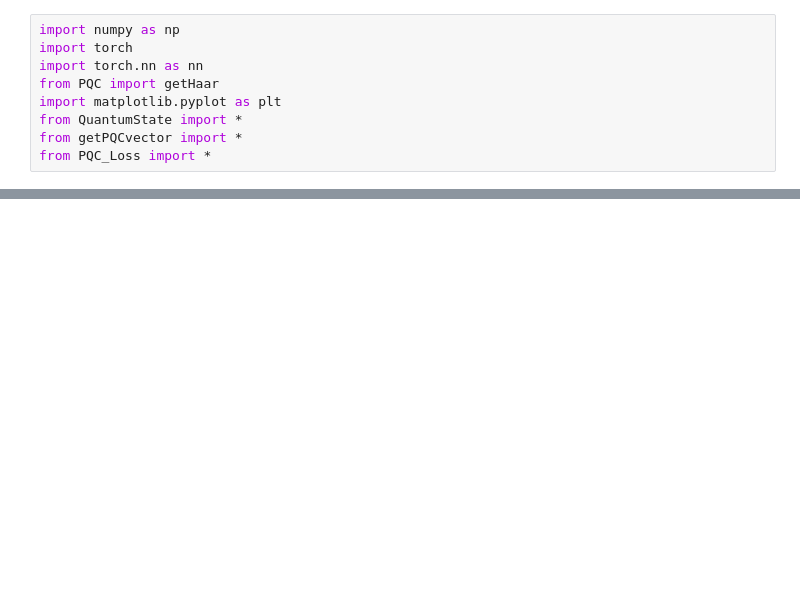
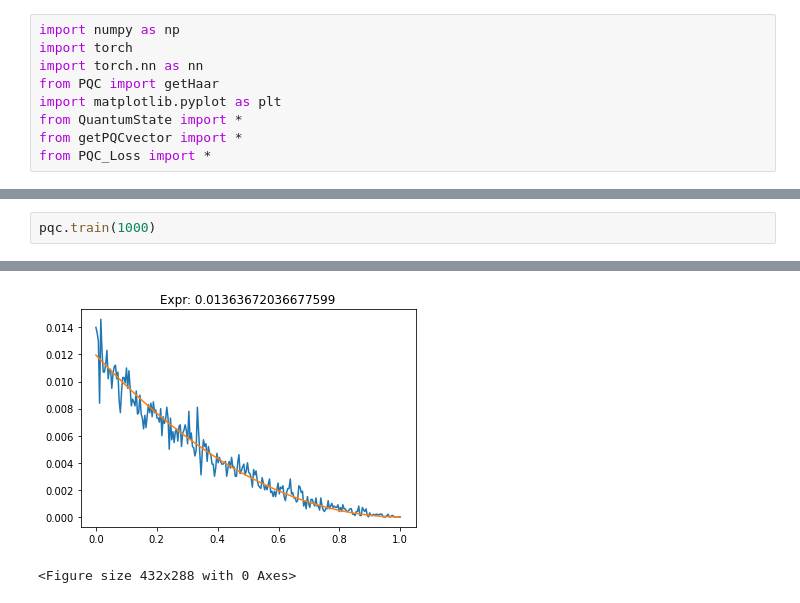
Before and after one commit to String137/PQC, a Jupyter notebook: PQCNN.ipynb, the cells around one changed output, grey strips where cells are left out. Cells and saved outputs as stored; diff of their text form; blank space fills up the shorter version.

```diff
--- a/PQCNN.ipynb
+++ b/PQCNN.ipynb
@@ -63,0 +149,3 @@ input = torch.rand(6,num)
+# %%
+pqc.train(1000)
+# %% [output]
@@ -63,0 +162,2 @@ input = torch.rand(6,num)
+[figure, added]
+<Figure size 432x288 with 0 Axes>
```
Also changed, not shown: parts of 10 cells of this notebook, 1 other file.
